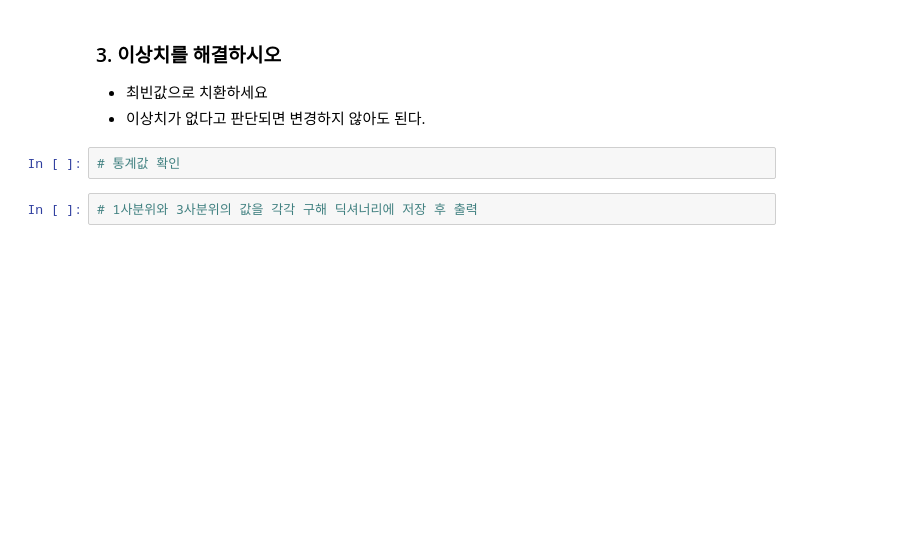
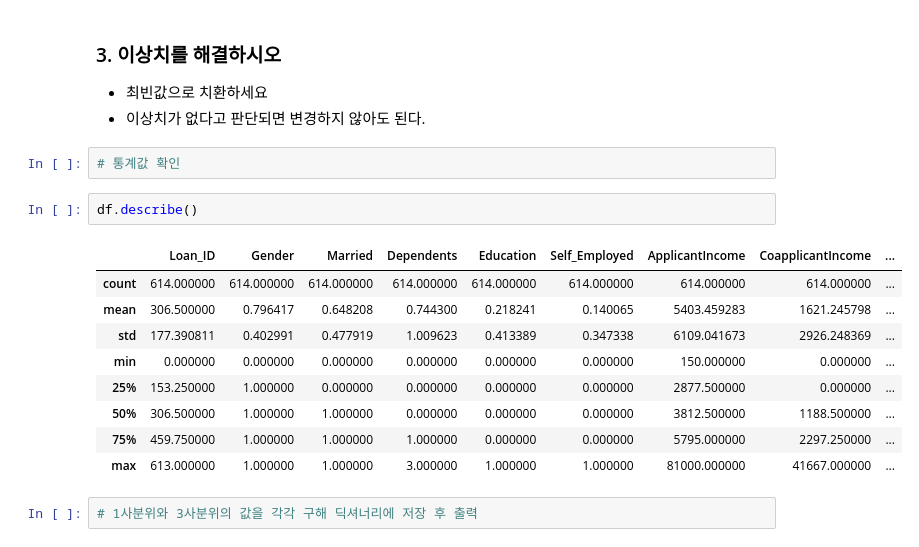
Before and after one commit to MaengJuyoung/kgitbank-MachineLearning, a Jupyter notebook: 2.데이터 클린징/Quiz06-loan(대출).ipynb, the cells around one changed output. Saved outputs shown, nothing was run; the diff lists cells and outputs as text; blank space fills up the shorter version.

```diff
--- a/2.데이터 클린징/Quiz06-loan(대출).ipynb
+++ b/2.데이터 클린징/Quiz06-loan(대출).ipynb
@@ -365,5 +393,17 @@ df[['Gender', 'Gender_int']]
 * 이상치가 없다고 판단되면 변경하지 않아도 된다.
 # %%
 # 통계값 확인
+# %%
+df.describe()
+# %% [output]
+|  | Loan_ID | Gender | Married | Dependents | Education | Self_Employed | ApplicantIncome | CoapplicantIncome | ... |
+| count | 614.000000 | 614.000000 | 614.000000 | 614.000000 | 614.000000 | 614.000000 | 614.000000 | 614.000000 | ... |
+| mean | 306.500000 | 0.796417 | 0.648208 | 0.744300 | 0.218241 | 0.140065 | 5403.459283 | 1621.245798 | ... |
+| std | 177.390811 | 0.402991 | 0.477919 | 1.009623 | 0.413389 | 0.347338 | 6109.041673 | 2926.248369 | ... |
+| min | 0.000000 | 0.000000 | 0.000000 | 0.000000 | 0.000000 | 0.000000 | 150.000000 | 0.000000 | ... |
+| 25% | 153.250000 | 1.000000 | 0.000000 | 0.000000 | 0.000000 | 0.000000 | 2877.500000 | 0.000000 | ... |
+| 50% | 306.500000 | 1.000000 | 1.000000 | 0.000000 | 0.000000 | 0.000000 | 3812.500000 | 1188.500000 | ... |
+| 75% | 459.750000 | 1.000000 | 1.000000 | 1.000000 | 0.000000 | 0.000000 | 5795.000000 | 2297.250000 | ... |
+| max | 613.000000 | 1.000000 | 1.000000 | 3.000000 | 1.000000 | 1.000000 | 81000.000000 | 41667.000000 | ... |
 # %%
 # 1사분위와 3사분위의 값을 각각 구해 딕셔너리에 저장 후 출력
```
Also changed, not shown: parts of 7 cells of this notebook, 3 other files.
